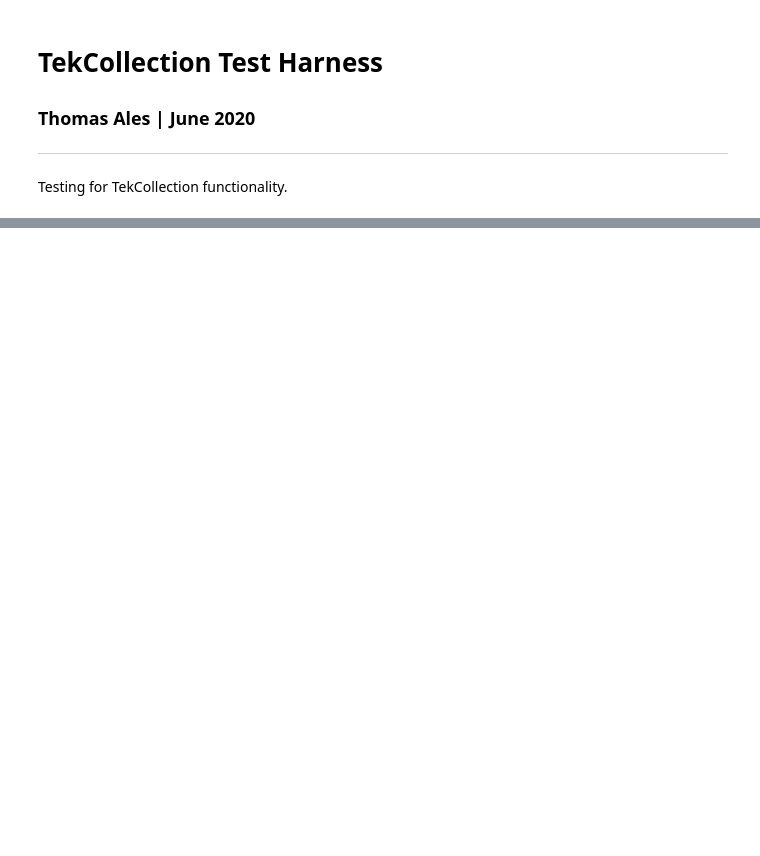
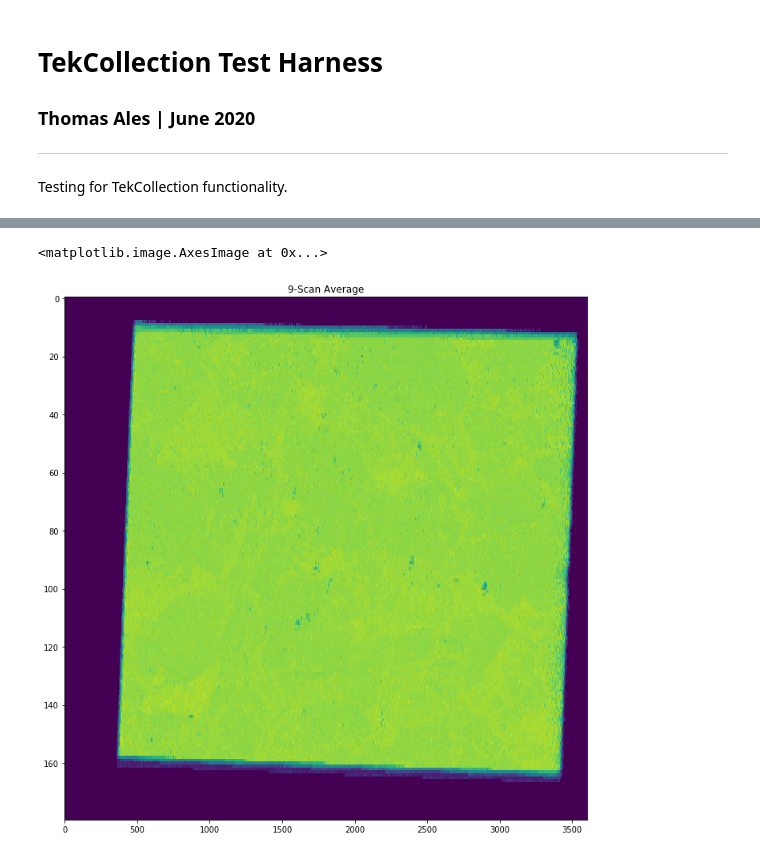
Before and after one commit to TKAles/visu, a Jupyter notebook: POC/TekCollection Test Harness.ipynb, the cells around one changed output, grey strips where cells are left out. Saved outputs shown, nothing was run; the diff lists cells and outputs as text; code cells hidden in the pictures; blank space fills up the shorter version.

```diff
--- a/POC/TekCollection Test Harness.ipynb
+++ b/POC/TekCollection Test Harness.ipynb
@@ -445,0 +110,7 @@ plt.savefig(fileprefix + 'velocitymap-sample04.png')
+# %%
+# let's try making a numpy array
+# 180 rows, 3601 points, 9 scans
+
+map_collection = np.ndarray(shape=(180,3601,9))
+for current in range(0,9):
+    map_collection[:,:,current] = test_mc.scans[current].velocity_map
@@ -445,0 +119,9 @@ plt.savefig(fileprefix + 'velocitymap-sample04.png')
+# %%
+average_map = map_collection.mean(axis=2)
+average_map.shape
+plt.figure(figsize=[12, 12])
+plt.title("9-Scan Average")
+plt.imshow(average_map, aspect=3601/180)
+# %% [output]
+<matplotlib.image.AxesImage at 0x...>
+[figure, added]
```
Also changed, not shown: parts of 53 cells of this notebook, 2 other files.
